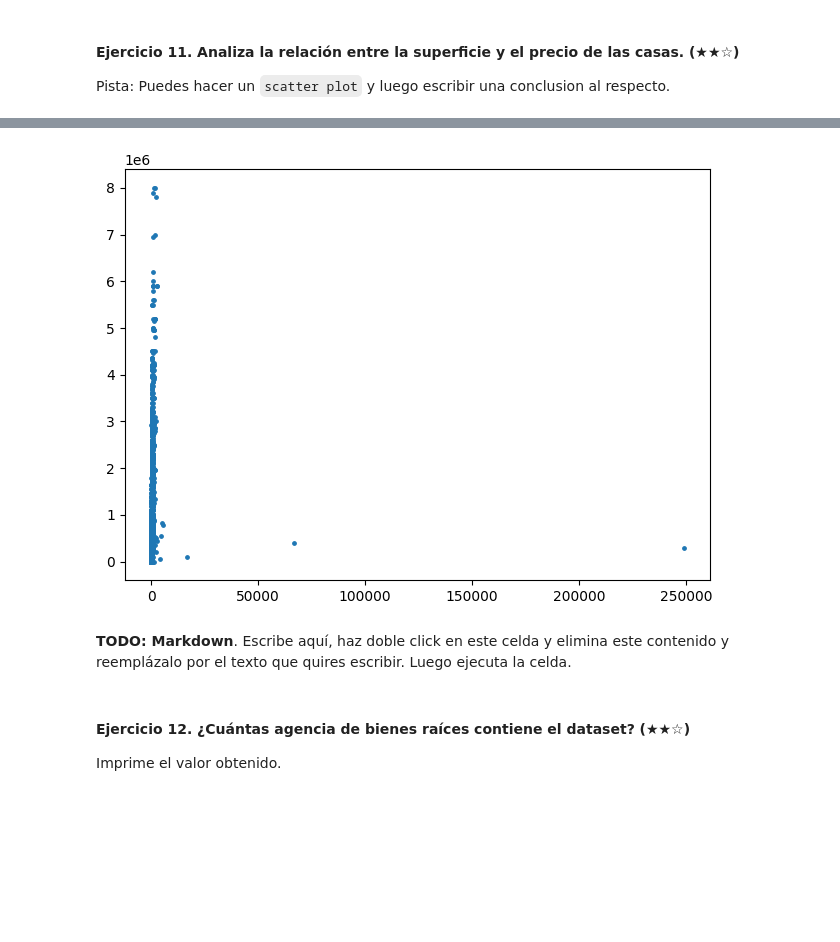
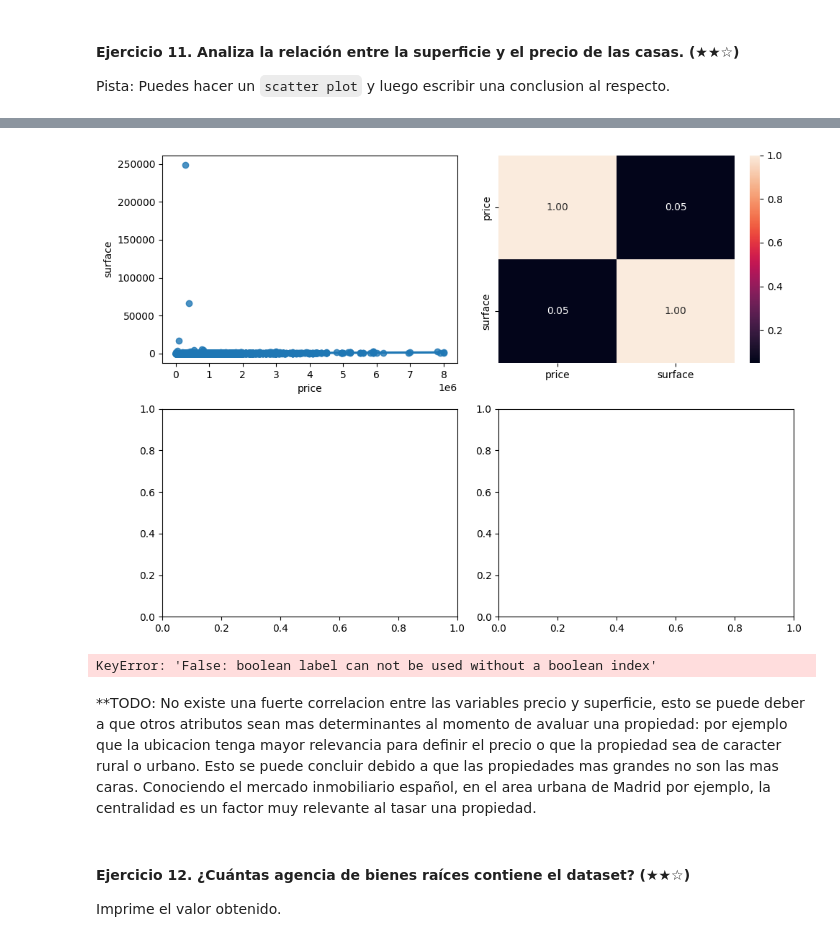
Before and after one commit to 4GeeksAcademy/ProyectoPreWork_PR, a Jupyter notebook: project.es.ipynb, the cells around one changed output, grey strips where cells are left out. Cells and saved outputs as stored; diff of their text form; code cells hidden in the pictures; blank space fills up the shorter version.

```diff
--- a/project.es.ipynb
+++ b/project.es.ipynb
@@ -223,7 +270,7 @@ Ambas poblaciones poseen distinto promedio de precios de metro cuadrado por vivi
 
 Pista: Puedes hacer un `scatter plot` y luego escribir una conclusion al respecto.
 # %%
-data_m2 = dt[['surface','price']].dropna()
-print(data_m2.sort_values('price'))
-#Pendiente!!!!
+data_m2 = dt[['surface','price']]       #Crear DF con las columnas requeridas
+data_m2.dropna(inplace=True)            #Eliminar filas cuando no posean datos de precio o superficie
+data_m2.sort_values('surface').tail()   #Propiedades mas grandes
 # %% [output]
@@ -244,18 +296,25 @@ print(data_m2.sort_values('price'))
 # %%
-# TODO: Código
-data_m2 = dt[['surface','price']].dropna()
-x = data_m2['surface']
-y= data_m2['price']
+# TODO:
+import seaborn as sns
+fig, axis = plt.subplots(2, 2, figsize = (10, 7))
 
-plt.scatter(x,y,s=6)
+sns.regplot(ax = axis[0, 0], data = data_m2, x = "price", y = "surface")
+sns.heatmap(data_m2[["price","surface"]].corr(),annot=True,fmt='.2f',ax = axis[0, 1])
 
 plt.tight_layout()
 plt.show()
-#PENDIENTE!!!
+
+max_price = max(data_m2['price'])
+max_surface = max(data_m2['surface'])
+
+print('La propiedad mas grande cuesta', (data_m2.loc[data_m2['surface']==max_surface].price).to_string(), 'USD, y tiene una superficie de', max_surface, 'unidades.')
+print('La propiedad mas costosa cuesta', max_price, 'USD, y tiene una superficie de', (data_m2.loc[data_m2['price']==max_price].surface).to_string(), 'unidades.')
+#PENDIENTE
 # %% [output]
-[figure, old version]
+[figure, new version]
+KeyError: 'False: boolean label can not be used without a boolean index'
 # %% [markdown]
-**TODO: Markdown**. Escribe aquí, haz doble click en este celda y elimina este contenido y reemplázalo por el texto que quires escribir. Luego ejecuta la celda.
+**TODO: No existe una fuerte correlacion entre las variables precio y superficie, esto se puede deber a que otros atributos sean mas determinantes al momento de avaluar una propiedad: por ejemplo que la ubicacion tenga mayor relevancia para definir el precio o que la propiedad sea de caracter rural o urbano. Esto se puede concluir debido a que las propiedades mas grandes no son las mas caras. Conociendo el mercado inmobiliario español, en el area urbana de Madrid por ejemplo, la centralidad es un factor muy relevante al tasar una propiedad.
 # %% [markdown]
 #### Ejercicio 12. ¿Cuántas agencia de bienes raíces contiene el dataset? (★★☆)
 
```
Also changed, not shown: parts of 11 cells of this notebook.
